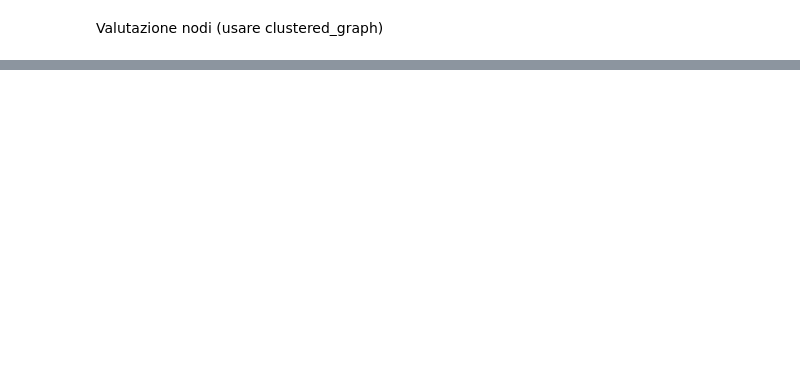
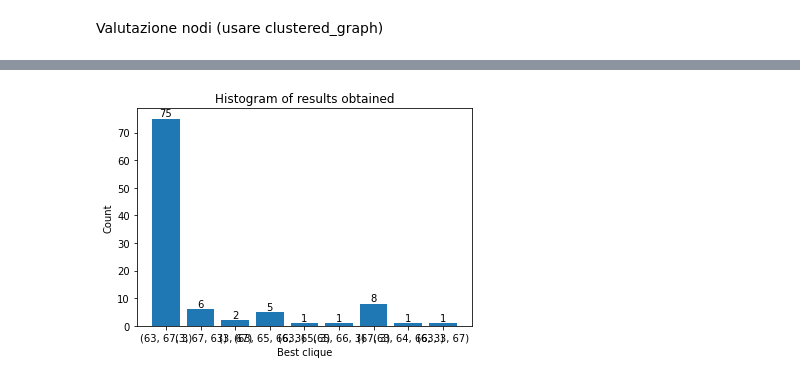
Before and after one commit to TheSav1101/frequently-bought-together, a Jupyter notebook: project.ipynb, the cells around one changed output, grey strips where cells are left out. Saved outputs shown, nothing was run; the diff lists cells and outputs as text; code cells hidden in the pictures; blank space fills up the shorter version.

```diff
--- a/project.ipynb
+++ b/project.ipynb
@@ -27,8 +25,8 @@ full_graph = nx.Graph()
 clustered_graph = nx.Graph()
 
 #File di lettura
-#file_name = "Amazon0302.txt"
-file_name = "grafo_esempio.txt"
+file_name = "Amazon0302.txt"
+#file_name = "grafo_esempio.txt"
 
 #Grafo directed se True o uniderected se False
 directed = True
@@ -468,0 +421,10 @@ print(best_clique)
+# %%
+#Ricerca e stampa le cliques e la clique massima
+all_cliques = []
+selected_node = 3
+BronKerbosch([], list(graph.nodes), [], graph.edges, all_cliques)
+node_cliques = nodeCliques(all_cliques, selected_node)
+print("Cliques nodo:")
+print(node_cliques)
+print("Best clique")
+print(bestClique(node_cliques, runNodeCC(graph)))
@@ -492,0 +494,30 @@ for iteration in range(n_iterations):
+# %%
+#plot results
+
+from collections import Counter
+import matplotlib.pyplot as plt
+
+def generate_histogram(array_of_arrays):
+    # Convert inner arrays to tuples and use Counter
+    element_counts = Counter(tuple(inner_array) for inner_array in array_of_arrays)
+
+    # Extract elements and their counts
+    elements = list(element_counts.keys())
+    counts = list(element_counts.values())
+
+    # Plot the histogram
+    plt.bar(range(len(elements)), counts, align='center')
+    plt.xticks(range(len(elements)), elements)
+    plt.xlabel('Best clique')
+    plt.ylabel('Count')
+    plt.title('Histogram of results obtained')
+
+    # Annotate each bar with its count
+    for i, count in enumerate(counts):
+        plt.text(i, count + 0.1, str(count), ha='center', va='bottom')
+
+    plt.show()
+
+generate_histogram(results)
+# %% [output]
+[figure, added]
```
Also changed, not shown: parts of 14 cells of this notebook.
